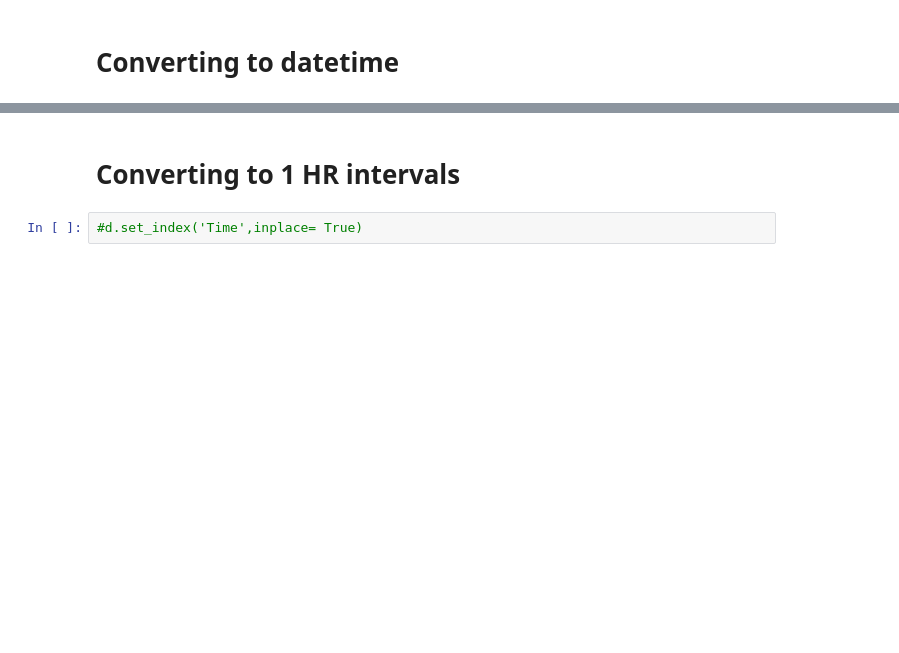
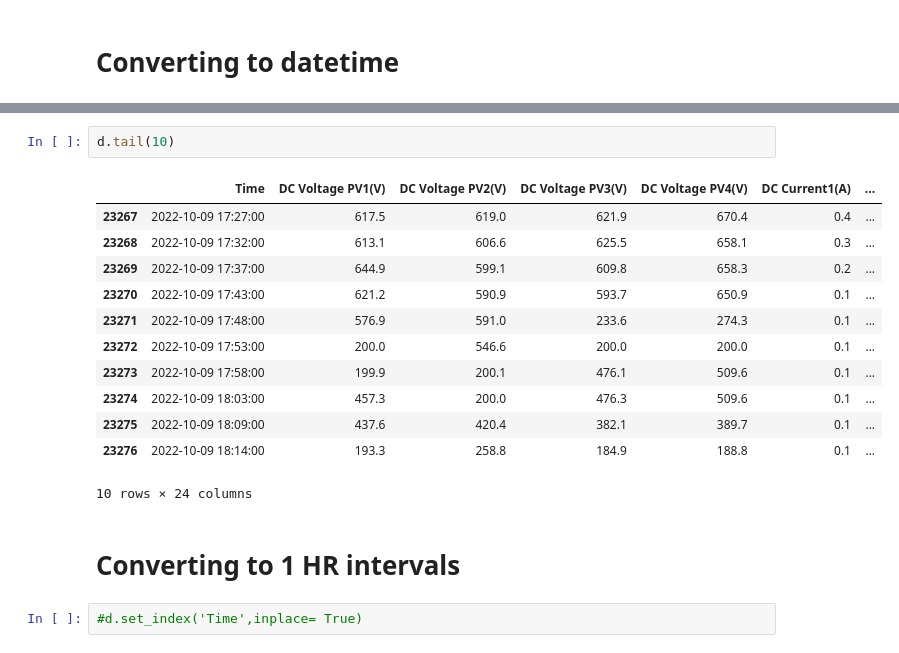
Before and after one commit to AksharaReddyPatlannagari/MAJOR-PROJECT, a Jupyter notebook: processing.ipynb, the cells around one changed output, grey strips where cells are left out. Saved outputs shown, nothing was run; the diff lists cells and outputs as text; blank space fills up the shorter version.

```diff
--- a/processing.ipynb
+++ b/processing.ipynb
@@ -264,3 +309,18 @@ d.head()
+# %%
+d.tail(10)
+# %% [output]
+|  | Time | DC Voltage PV1(V) | DC Voltage PV2(V) | DC Voltage PV3(V) | DC Voltage PV4(V) | DC Current1(A) | ... |
+| 23267 | 2022-10-09 17:27:00 | 617.5 | 619.0 | 621.9 | 670.4 | 0.4 | ... |
+| 23268 | 2022-10-09 17:32:00 | 613.1 | 606.6 | 625.5 | 658.1 | 0.3 | ... |
+| 23269 | 2022-10-09 17:37:00 | 644.9 | 599.1 | 609.8 | 658.3 | 0.2 | ... |
+| 23270 | 2022-10-09 17:43:00 | 621.2 | 590.9 | 593.7 | 650.9 | 0.1 | ... |
+| 23271 | 2022-10-09 17:48:00 | 576.9 | 591.0 | 233.6 | 274.3 | 0.1 | ... |
+| 23272 | 2022-10-09 17:53:00 | 200.0 | 546.6 | 200.0 | 200.0 | 0.1 | ... |
+| 23273 | 2022-10-09 17:58:00 | 199.9 | 200.1 | 476.1 | 509.6 | 0.1 | ... |
+| 23274 | 2022-10-09 18:03:00 | 457.3 | 200.0 | 476.3 | 509.6 | 0.1 | ... |
+| 23275 | 2022-10-09 18:09:00 | 437.6 | 420.4 | 382.1 | 389.7 | 0.1 | ... |
+| 23276 | 2022-10-09 18:14:00 | 193.3 | 258.8 | 184.9 | 188.8 | 0.1 | ... |
+10 rows × 24 columns
 # %% [markdown]
 # Converting to 1 HR intervals
 # %%
```
Also changed, not shown: parts of 19 cells of this notebook, 1 other file.
